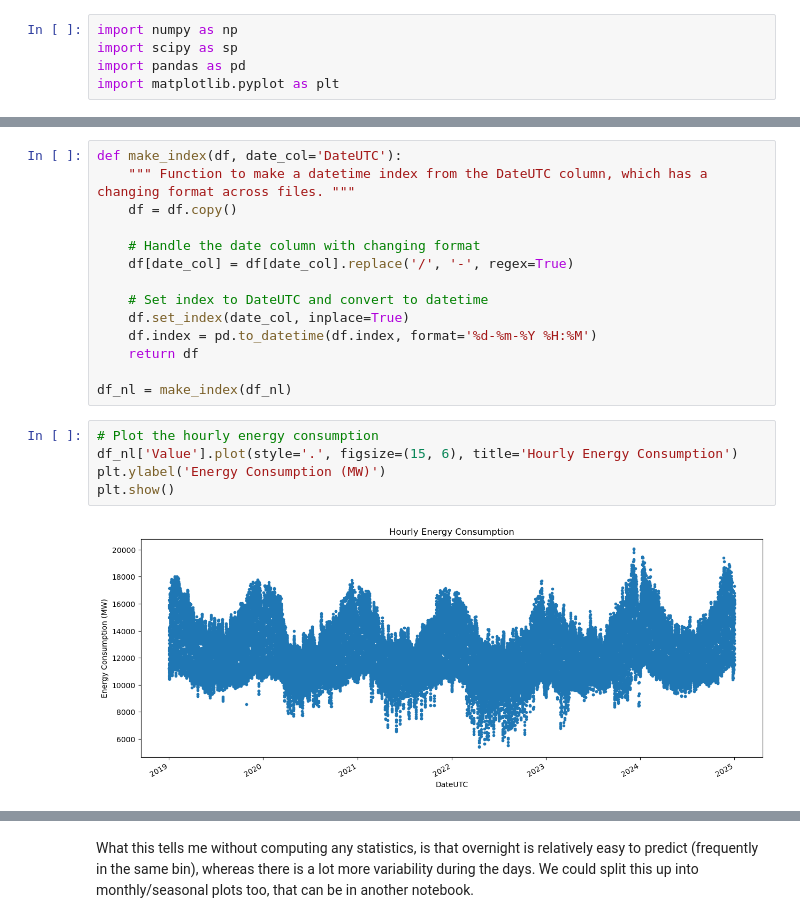
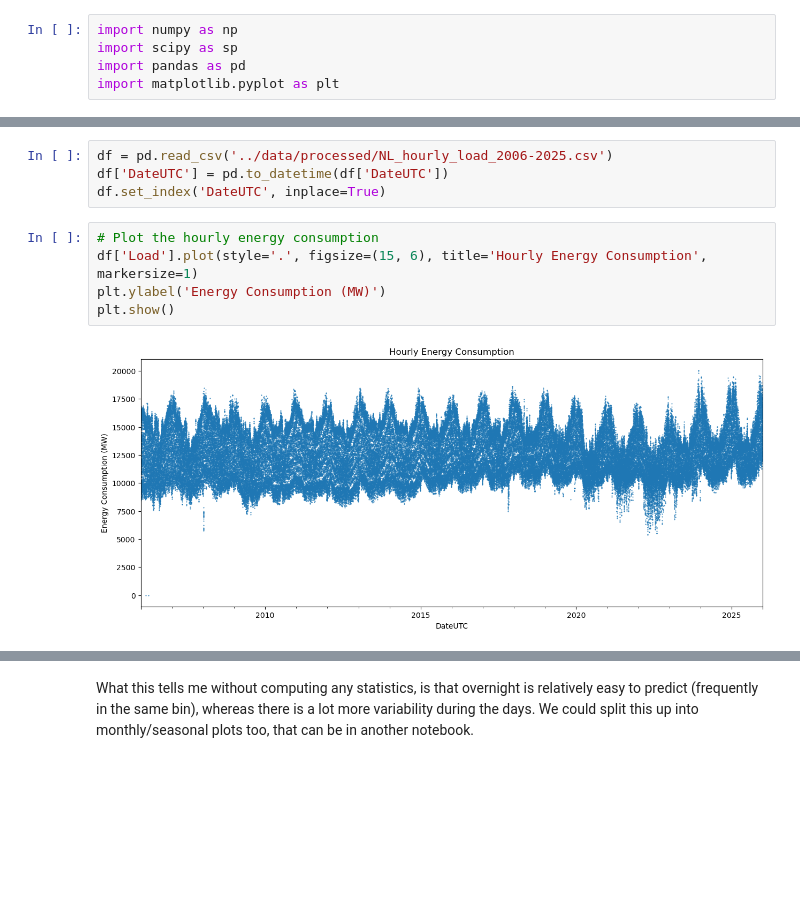
Before and after one commit to michaeldenes/BalancePredict, a Jupyter notebook: notebooks/eda_fourier_transforms_EU_power.ipynb, the cells around one changed output, grey strips where cells are left out. Cells and saved outputs as stored; diff of their text form; blank space fills up the shorter version.

```diff
--- a/notebooks/eda_fourier_transforms_EU_power.ipynb
+++ b/notebooks/eda_fourier_transforms_EU_power.ipynb
@@ -27,21 +13,11 @@ print(df_nl['Cov_ratio'].unique())
-# %%
-def make_index(df, date_col='DateUTC'):
-    """ Function to make a datetime index from the DateUTC column, which has a changing format across files. """
-    df = df.copy()
-
-    # Handle the date column with changing format
-    df[date_col] = df[date_col].replace('/', '-', regex=True)
-
-    # Set index to DateUTC and convert to datetime
-    df.set_index(date_col, inplace=True)
-    df.index = pd.to_datetime(df.index, format='%d-%m-%Y %H:%M')
-    return df
-
-df_nl = make_index(df_nl)
+# %%
+df = pd.read_csv('../data/processed/NL_hourly_load_2006-2025.csv')
+df['DateUTC'] = pd.to_datetime(df['DateUTC'])
+df.set_index('DateUTC', inplace=True)
 # %%
 # Plot the hourly energy consumption
-df_nl['Value'].plot(style='.', figsize=(15, 6), title='Hourly Energy Consumption')
+df['Load'].plot(style='.', figsize=(15, 6), title='Hourly Energy Consumption', markersize=1)
 plt.ylabel('Energy Consumption (MW)')
 plt.show()
 # %% [output]
-[figure, old version]
+[figure, new version]
```
Also changed, not shown: parts of 35 cells of this notebook.
